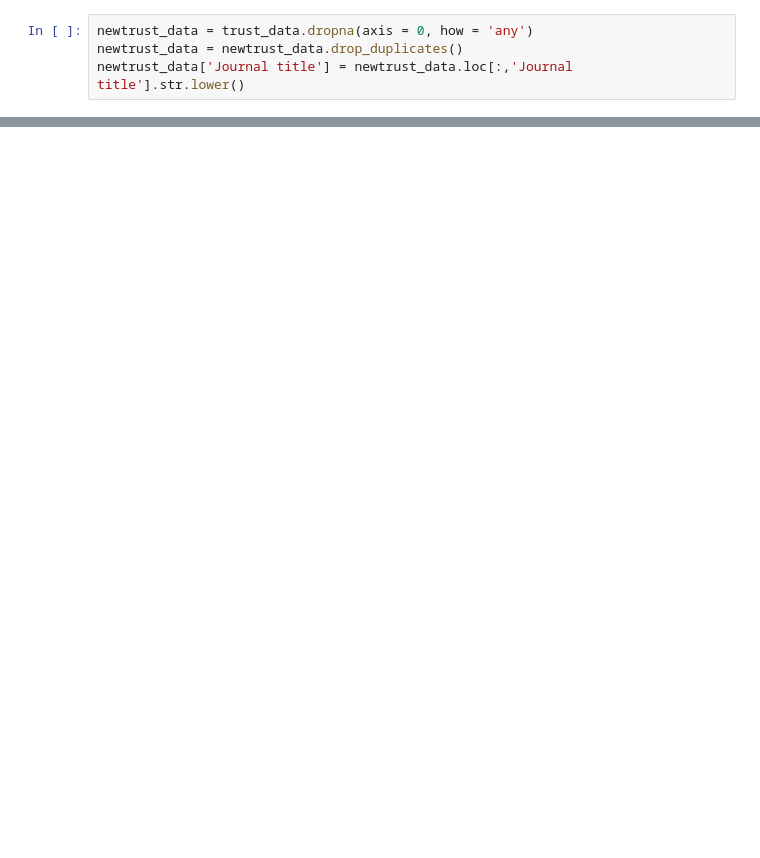
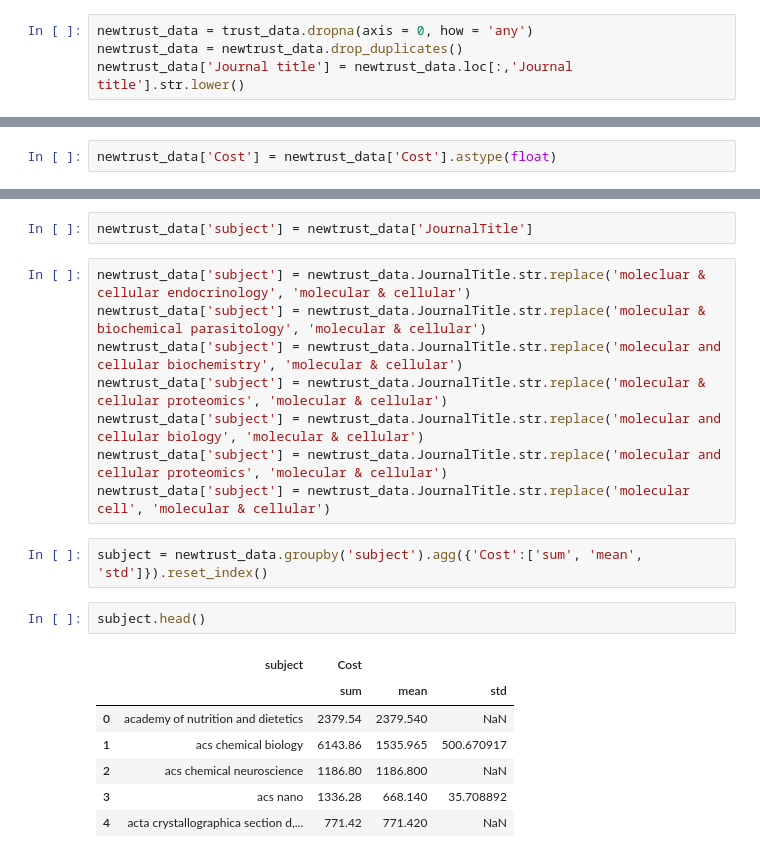
Before and after one commit to efuller11/Thinkful, a Jupyter notebook: Challenge Data cleaning & validation.ipynb, the cells around one changed output, grey strips where cells are left out. Drawn from its saved outputs; the diff is of its cells as text; blank space fills up the shorter version.

```diff
--- a/Challenge Data cleaning & validation.ipynb
+++ b/Challenge Data cleaning & validation.ipynb
@@ -35,3 +40,5 @@ newtrust_data.head()
+# %%
+newtrust_data['Cost'] = newtrust_data['Cost'].astype(float)
 # %%
 newtrust_data.count()/newtrust_data.shape[0] * 100
 # %% [output]
@@ -56,0 +82,22 @@ TypeError: unsupported operand type(s) for +: 'int' and 'str'
+# %%
+newtrust_data['subject'] = newtrust_data['JournalTitle']
+# %%
+newtrust_data['subject'] = newtrust_data.JournalTitle.str.replace('molecluar & cellular endocrinology', 'molecular & cellular')
+newtrust_data['subject'] = newtrust_data.JournalTitle.str.replace('molecular & biochemical parasitology', 'molecular & cellular')
+newtrust_data['subject'] = newtrust_data.JournalTitle.str.replace('molecular and cellular biochemistry', 'molecular & cellular')
+newtrust_data['subject'] = newtrust_data.JournalTitle.str.replace('molecular & cellular proteomics', 'molecular & cellular')
+newtrust_data['subject'] = newtrust_data.JournalTitle.str.replace('molecular and cellular biology', 'molecular & cellular')
+newtrust_data['subject'] = newtrust_data.JournalTitle.str.replace('molecular and cellular proteomics', 'molecular & cellular')
+newtrust_data['subject'] = newtrust_data.JournalTitle.str.replace('molecular cell', 'molecular & cellular')
+# %%
+subject = newtrust_data.groupby('subject').agg({'Cost':['sum', 'mean', 'std']}).reset_index()
+# %%
+subject.head()
+# %% [output]
+|  | subject | Cost |  |  |
+|  |  | sum | mean | std |
+| 0 | academy of nutrition and dietetics | 2379.54 | 2379.540 | NaN |
+| 1 | acs chemical biology | 6143.86 | 1535.965 | 500.670917 |
+| 2 | acs chemical neuroscience | 1186.80 | 1186.800 | NaN |
+| 3 | acs nano | 1336.28 | 668.140 | 35.708892 |
+| 4 | acta crystallographica section d,... | 771.42 | 771.420 | NaN |
```
Also changed, not shown: parts of 10 cells of this notebook.
